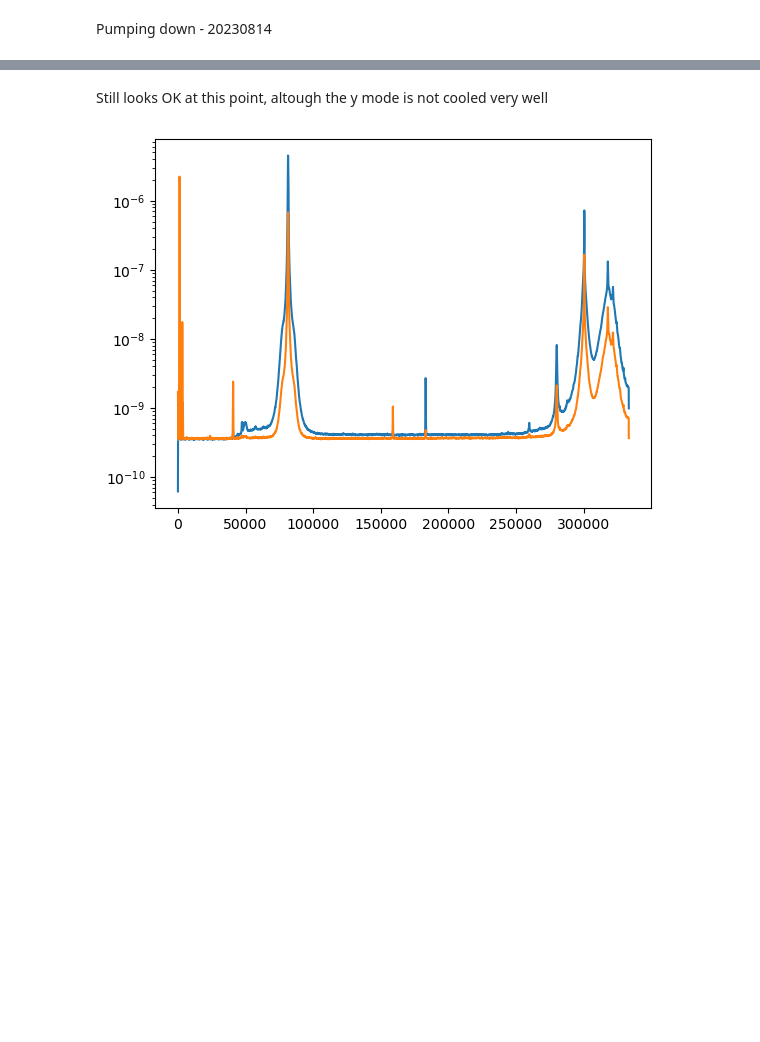
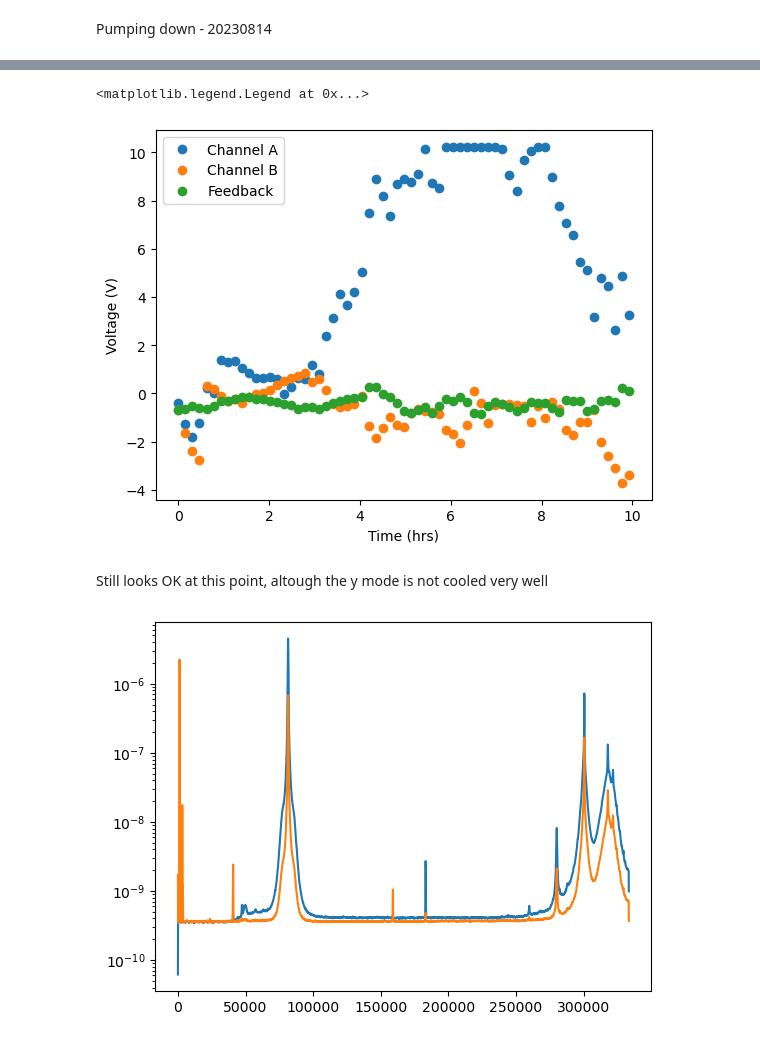
Before and after one commit to yuhants/Nanospheres, a Jupyter notebook: Experiment Analysis/PI Loop/230721/PSDs.ipynb, the cells around one changed output, grey strips where cells are left out. Drawn from its saved outputs; the diff is of its cells as text; code cells hidden in the pictures; blank space fills up the shorter version.

```diff
--- a/Experiment Analysis/PI Loop/230721/PSDs.ipynb
+++ b/Experiment Analysis/PI Loop/230721/PSDs.ipynb
@@ -52,3 +127,28 @@ plt.yscale('log')
+# %%
+filepath = 'D:\\Experiment\\Cooling\\230817\\Pump Down\\tt ('
+extensions = [str(i) + ').mat' for i in list(range(1, 651, 10))]
+channels = ['A', 'B', 'H']
+
+ttA = []
+ttB = []
+ttH = []
+for extension in extensions:
+        tts, Tinterval = load_data(filepath+extension, channels)
+        ttA.append(tts[0][0])
+        ttB.append(tts[1][0])
+        ttH.append(tts[2][0])
+# %%
+len(ttA)
+time = np.linspace(0, 650*55, len(ttA))
+plt.plot(time/3600, ttA, 'o', label = 'Channel A')
+plt.plot(time/3600, ttB, 'o', label = 'Channel B')
+plt.plot(time/3600, ttH, 'o', label = 'Feedback')
+plt.ylabel('Voltage (V)')
+plt.xlabel('Time (hrs)')
+plt.legend()
+# %% [output]
+<matplotlib.legend.Legend at 0x...>
+[figure, added]
 # %% [markdown]
 Still looks OK at this point, altough the y mode is not cooled very well
 # %%
```
Also changed, not shown: parts of 7 cells of this notebook, 9 other files.
